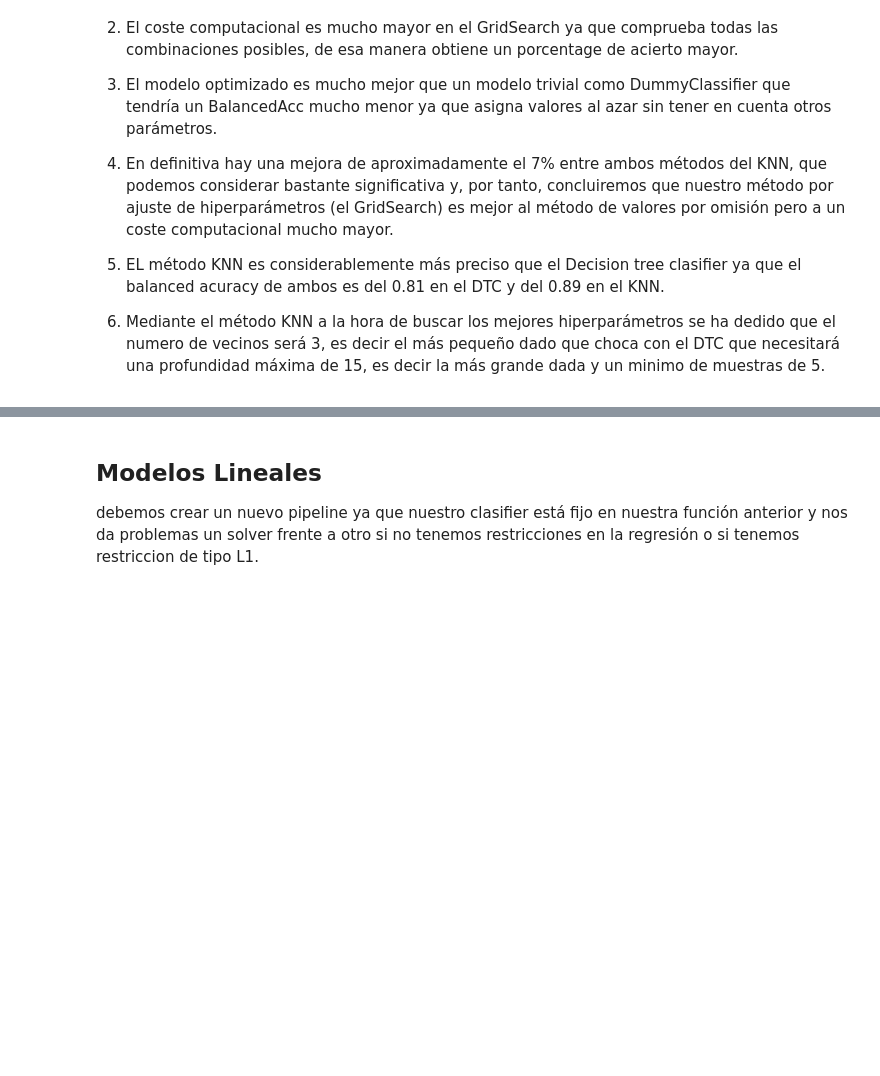
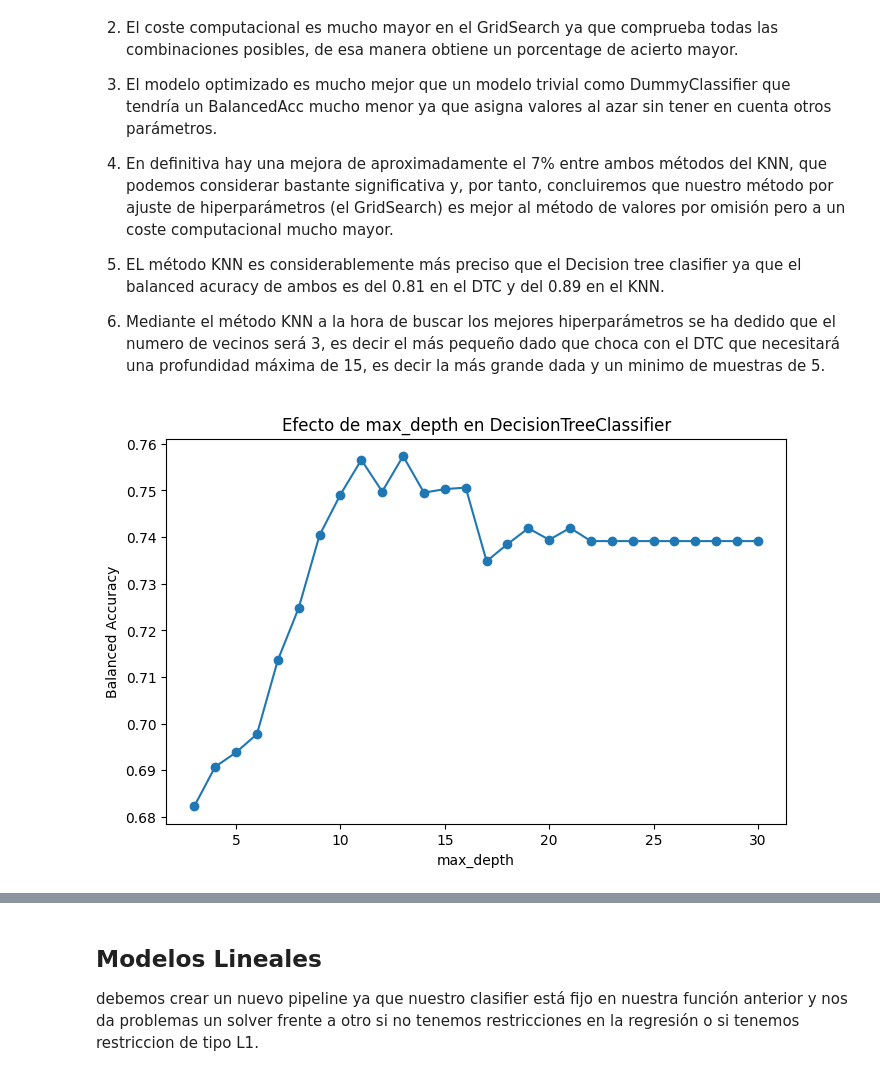
Before and after one commit to 100478705/Grupo25_Practica1, a Jupyter notebook: Notebook1.ipynb, the cells around one changed output, grey strips where cells are left out. Cells and saved outputs as stored; diff of their text form; code cells hidden in the pictures; blank space fills up the shorter version.

Commit message:
inicio de los plots

```diff
--- a/Notebook1.ipynb
+++ b/Notebook1.ipynb
@@ -218,13 +219,14 @@ def create_pipeline(scaler, imputer):
 Ahora comprobaremos la correlación de las variables con respecto a nuestra variable objetivo:
 # %%
 # Mapea directamente la columna 'Attrition' a valores binarios
-data_df['Attrition'] = data_df['Attrition'].map({'Yes': 1, 'No': 0})
+processed_df['Attrition'] = processed_df['Attrition'].map({'Yes': 1, 'No': 0})
 
-# Usar OneHotEncoder para convertir variables categóricas en variables numéricas
-data_df_encoded = pd.get_dummies(data_df, drop_first=True)
+# Usar OneHotEncoder para convertir variables categóricas en variables numéricas para calcular la correlación
+# No necesitio modificar mi processed_df porque mis pipes ya me modifican los valores categoricos con OneHotEncoder
+Modificada_df = pd.get_dummies(processed_df, drop_first=True)
 
 # Calcular la correlación de todas las variables con 'Attrition'
-correlation_with_attrition = data_df_encoded.corr()['Attrition'].sort_values(ascending=False)
+correlation_with_attrition = Modificada_df.corr()['Attrition'].sort_values(ascending=False)
 
 # Seleccionar las 10 variables con la mayor correlación para mostrarlas
 top_n = 10
@@ -250,7 +250,9 @@ No he puesto mi processed_df ya que al eliminar tan pocos elementos no me varía
 # %%
-X = data_df.drop(columns=['Attrition'])  # Elimina la columna 'Attrition'
-y = data_df['Attrition']  # Definir la variable objetivo
+X = processed_df.drop(columns=['Attrition'])  # Elimina la columna 'Attrition'
+y = processed_df['Attrition']  # Definir la variable objetivo
 
 # Seleccionados train/test en modo stratify, ya que el dataset se encuentra desbalanceado
 X_train, X_test, y_train, y_test = train_test_split(X, y, stratify=y, test_size=1/3, random_state=42)
 # hago siempre el mismo random_state para que siemrpe me de los mismos resultados
+
+print(X_train)
@@ -420,7 +440,7 @@ param_grid2 = {
         'classifier': [DecisionTreeClassifier(random_state=42, class_weight='balanced')],
         'preprocessor__num__imputer': [SimpleImputer(strategy='mean'), SimpleImputer(strategy='median')],
         'preprocessor__num__scaler': [StandardScaler(), MinMaxScaler(), RobustScaler()],
-        'classifier__max_depth': [3, 5, 10, 15, None],
+        'classifier__max_depth': [3, 5, 10, 15, 20, 25, 30],
         'classifier__min_samples_split': [2, 5, 10],
         'classifier__criterion': ['gini', 'entropy']
     }
@@ -557,3 +577,54 @@ Lo mismo ocurre con el DTC (0.81 frente a 0.6)
 5. EL método KNN es considerablemente más preciso que el Decision tree clasifier ya que el balanced acuracy de ambos es del 0.81 en el DTC y del 0.89 en el KNN.
 
 6. Mediante el método KNN a la hora de buscar los mejores hiperparámetros se ha dedido que el numero de vecinos será 3, es decir el más pequeño dado que choca con el DTC que necesitará una profundidad máxima de 15, es decir la más grande dada y un minimo de muestras de 5.
+# %%
+from sklearn.pipeline import Pipeline
+from sklearn.compose import ColumnTransformer
+from sklearn.impute import SimpleImputer
+from sklearn.preprocessing import OneHotEncoder, StandardScaler
+from sklearn.tree import DecisionTreeClassifier
+from sklearn.model_selection import cross_val_score
+import numpy as np
+import matplotlib.pyplot as plt
+
+# Definir el pipeline para preprocesamiento de datos
+numerical_transformer = Pipeline(steps=[
+    ('imputer', SimpleImputer(strategy='mean')),
+    ('scaler', StandardScaler())
+])
+
+categorical_transformer = Pipeline(steps=[
+    ('imputer', SimpleImputer(strategy='most_frequent')),
+    ('onehot', OneHotEncoder(handle_unknown='ignore', sparse_output=False))
+])
+
+preprocessor = ColumnTransformer(
+    transformers=[
+        ('num', numerical_transformer, numerical_columns),
+        ('cat', categorical_transformer, categorical_columns)
+    ]
+)
+
+# Lista de valores para max_depth
+max_depth_values = list(range(3, 31))
+dtc_scores = []
+
+# Evaluar diferentes valores de max_depth
+for depth in max_depth_values:
+    dtc_pipeline = Pipeline(steps=[
+        ('preprocessor', preprocessor),
+        ('classifier', DecisionTreeClassifier(max_depth=depth, class_weight='balanced', random_state=42))
+    ])
+
+    scores = cross_val_score(dtc_pipeline, X_train, y_train, cv=5, scoring='balanced_accuracy')
+    dtc_scores.append(np.mean(scores))
+
+# Graficar los resultados
+plt.figure(figsize=(8, 5))
+plt.plot(max_depth_values, dtc_scores, marker='o', linestyle='-')
+plt.xlabel("max_depth")
+plt.ylabel("Balanced Accuracy")
+plt.title("Efecto de max_depth en DecisionTreeClassifier")
+plt.show()
+# %% [output]
+[figure, added]
```
Also changed, not shown: parts of 17 cells of this notebook, 1 other file.
